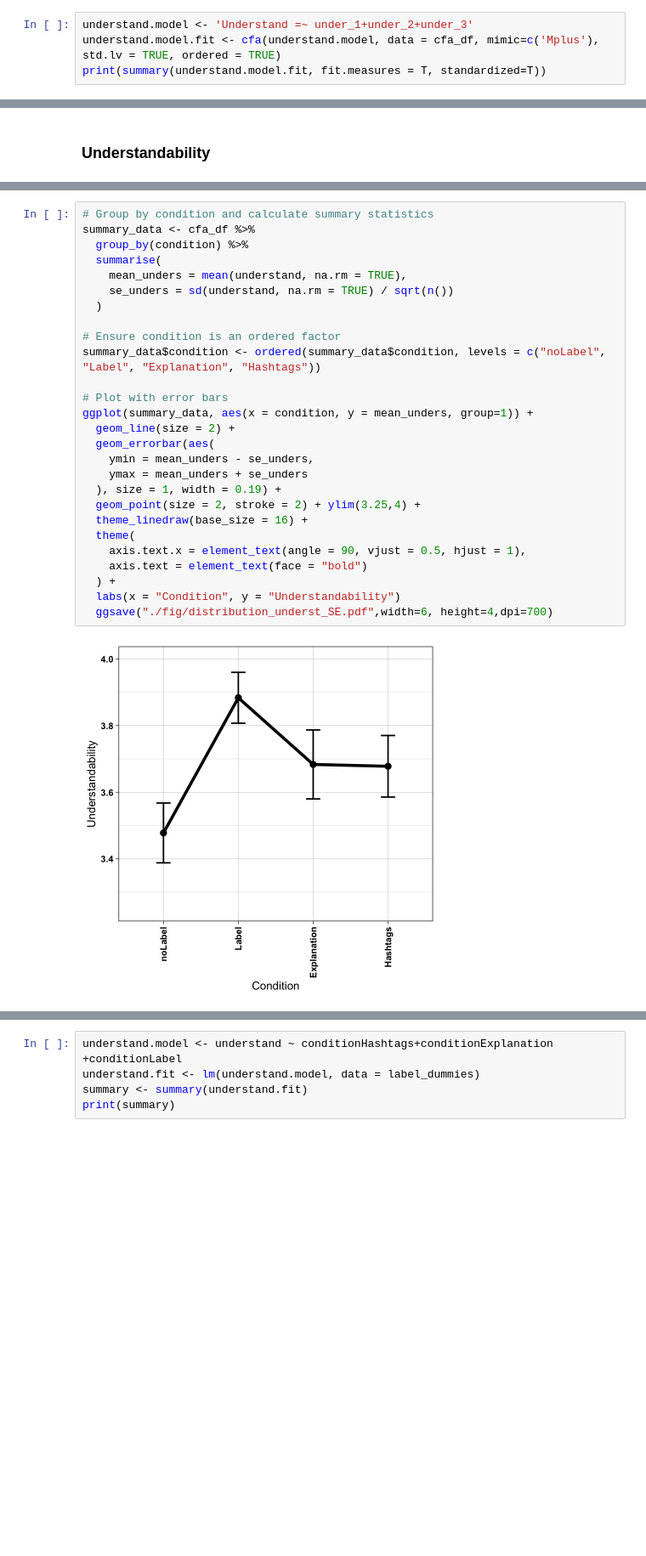
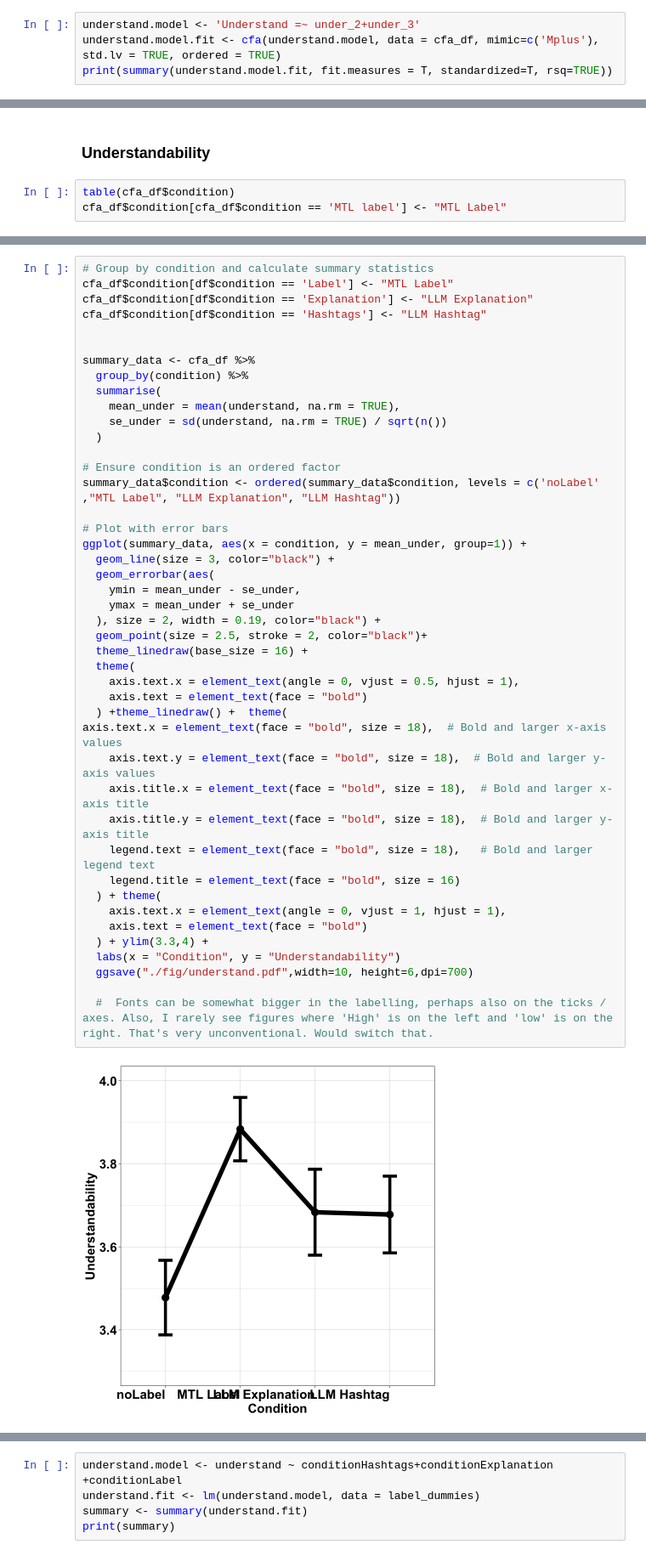
Before and after one commit to ayoubGL/UMAP_25_LLMS_Hash, a Jupyter notebook: Data_Analysis/DA_Umap25_R.ipynb, the cells around one changed output, grey strips where cells are left out. Shown at 85% size. Drawn from its saved outputs; the diff is of its cells as text; blank space fills up the shorter version.

```diff
--- a/Data_Analysis/DA_Umap25_R.ipynb
+++ b/Data_Analysis/DA_Umap25_R.ipynb
@@ -603,7 +662,7 @@ PerceivedEffort
 # %% [markdown]
 ### Understandability
 # %%
-understand.model <- 'Understand =~ under_1+under_2+under_3'
+understand.model <- 'Understand =~ under_2+under_3'
 understand.model.fit <- cfa(understand.model, data = cfa_df, mimic=c('Mplus'), std.lv = TRUE, ordered = TRUE)
-print(summary(understand.model.fit, fit.measures = T, standardized=T))
+print(summary(understand.model.fit, fit.measures = T, standardized=T, rsq=TRUE))
 # %% [output]
@@ -1072,3 +1332,6 @@ Multiple R-squared:  0.03902,   Adjusted R-squared:  0.0268
 F-statistic: 3.194 on 3 and 236 DF,  p-value: 0.02428
 # %% [markdown]
 ### Understandability
+# %%
+table(cfa_df$condition)
+cfa_df$condition[cfa_df$condition == 'MTL label'] <- "MTL Label"
@@ -1075,29 +1341,46 @@ F-statistic: 3.194 on 3 and 236 DF,  p-value: 0.02428
 # %%
 # Group by condition and calculate summary statistics
+cfa_df$condition[df$condition == 'Label'] <- "MTL Label"
+cfa_df$condition[df$condition == 'Explanation'] <- "LLM Explanation"
+cfa_df$condition[df$condition == 'Hashtags'] <- "LLM Hashtag"
+
+
 summary_data <- cfa_df %>%
   group_by(condition) %>%
   summarise(
-    mean_unders = mean(understand, na.rm = TRUE),
-    se_unders = sd(understand, na.rm = TRUE) / sqrt(n())
+    mean_under = mean(understand, na.rm = TRUE),
+    se_under = sd(understand, na.rm = TRUE) / sqrt(n())
   )
 
 # Ensure condition is an ordered factor
-summary_data$condition <- ordered(summary_data$condition, levels = c("noLabel", "Label", "Explanation", "Hashtags"))
+summary_data$condition <- ordered(summary_data$condition, levels = c('noLabel' ,"MTL Label", "LLM Explanation", "LLM Hashtag"))
 
 # Plot with error bars
-ggplot(summary_data, aes(x = condition, y = mean_unders, group=1)) +
-  geom_line(size = 2) +
+ggplot(summary_data, aes(x = condition, y = mean_under, group=1)) +
+  geom_line(size = 3, color="black") +
   geom_errorbar(aes(
-    ymin = mean_unders - se_unders,
-    ymax = mean_unders + se_unders
-  ), size = 1, width = 0.19) +
-  geom_point(size = 2, stroke = 2) + ylim(3.25,4) +
+    ymin = mean_under - se_under,
+    ymax = mean_under + se_under
+  ), size = 2, width = 0.19, color="black") +
+  geom_point(size = 2.5, stroke = 2, color="black")+
   theme_linedraw(base_size = 16) +
   theme(
-    axis.text.x = element_text(angle = 90, vjust = 0.5, hjust = 1),
+    axis.text.x = element_text(angle = 0, vjust = 0.5, hjust = 1),
     axis.text = element_text(face = "bold")
-  ) +
+  ) +theme_linedraw() +  theme(
+axis.text.x = element_text(face = "bold", size = 18),  # Bold and larger x-axis values
+    axis.text.y = element_text(face = "bold", size = 18),  # Bold and larger y-axis values
+    axis.title.x = element_text(face = "bold", size = 18),  # Bold and larger x-axis title
+    axis.title.y = element_text(face = "bold", size = 18),  # Bold and larger y-axis title
+    legend.text = element_text(face = "bold", size = 18),   # Bold and larger legend text
+    legend.title = element_text(face = "bold", size = 16)
+  ) + theme(
+    axis.text.x = element_text(angle = 0, vjust = 1, hjust = 1),
+    axis.text = element_text(face = "bold")
+  ) + ylim(3.3,4) +
   labs(x = "Condition", y = "Understandability")
-  ggsave("./fig/distribution_underst_SE.pdf",width=6, height=4,dpi=700)
+  ggsave("./fig/understand.pdf",width=10, height=6,dpi=700)
+
+  #  Fonts can be somewhat bigger in the labelling, perhaps also on the ticks / axes. Also, I rarely see figures where 'High' is on the left and 'low' is on the right. That's very unconventional. Would switch that.
 # %% [output]
-[figure, old version]
+[figure, new version]
```
Also changed, not shown: parts of 79 cells of this notebook, 49 other files.
